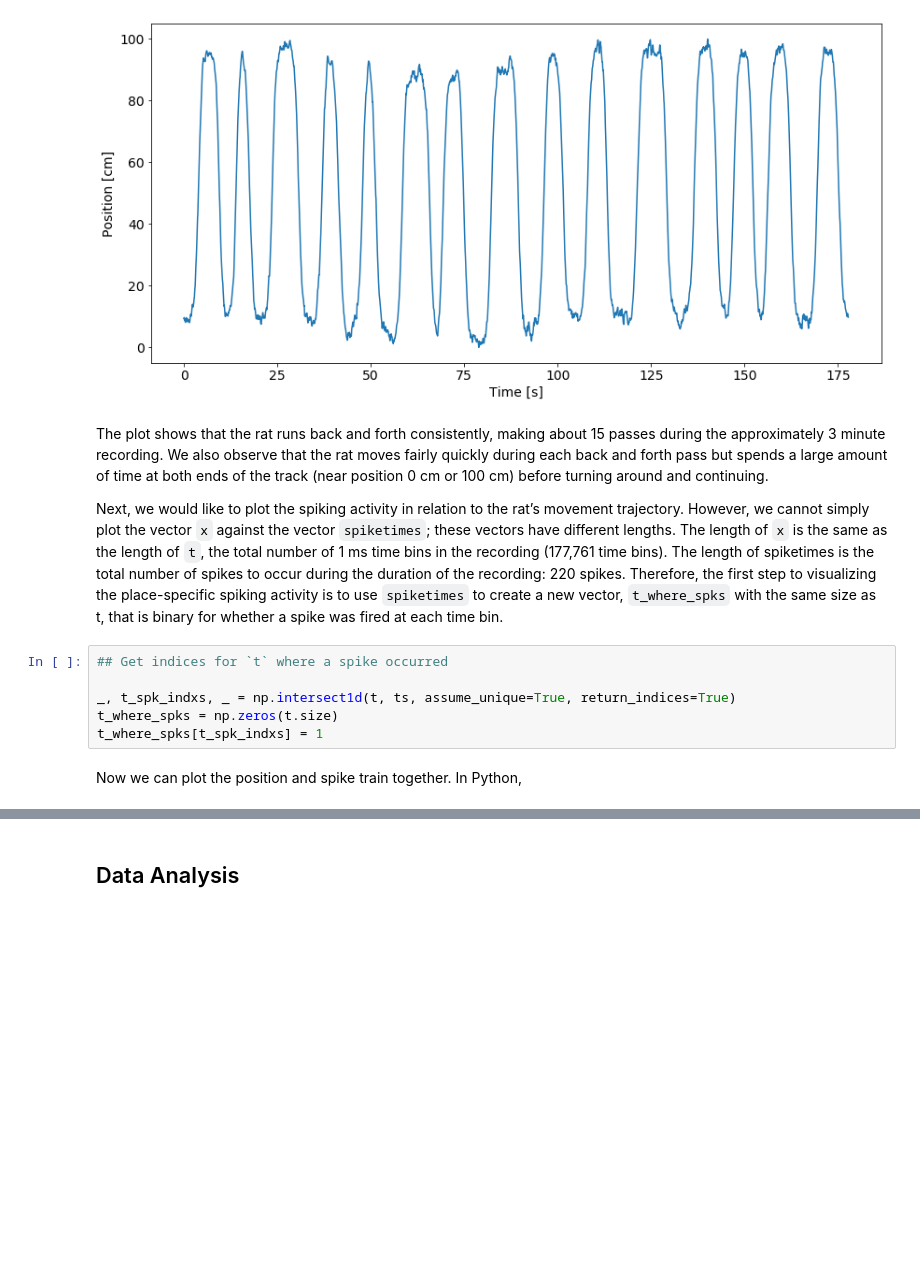
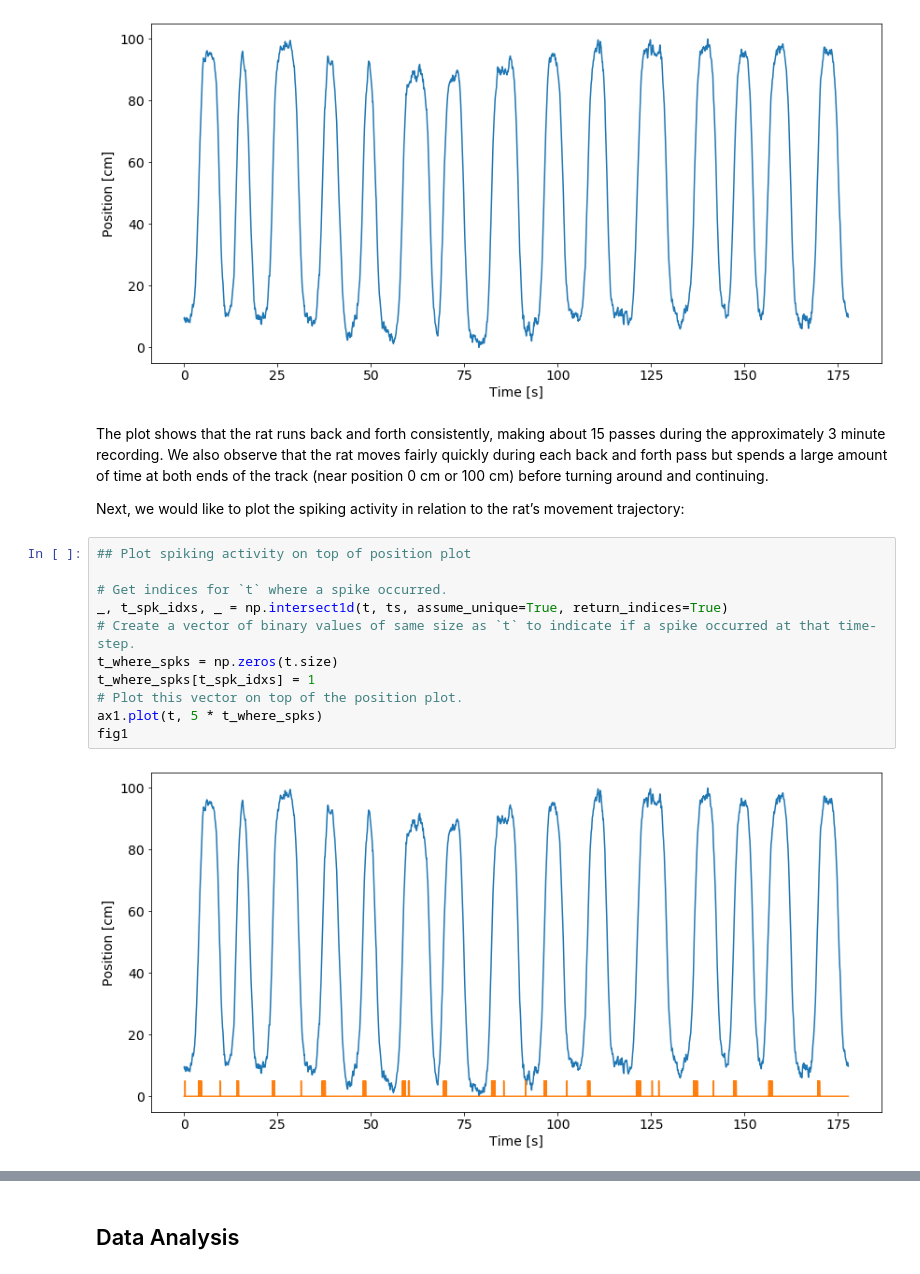
Before and after one commit to jaib1/Case-Studies-Python, a Jupyter notebook: content/09/point-process-glms.ipynb, the cells around one changed output, grey strips where cells are left out. Drawn from its saved outputs; the diff is of its cells as text; blank space fills up the shorter version.

```diff
--- a/content/09/point-process-glms.ipynb
+++ b/content/09/point-process-glms.ipynb
@@ -95,12 +92,17 @@ Text(0, 0.5, 'Position [cm]')
 # %% [markdown]
 The plot shows that the rat runs back and forth consistently, making about 15 passes during the approximately 3 minute recording. We also observe that the rat moves fairly quickly during each back and forth pass but spends a large amount of time at both ends of the track (near position 0 cm or 100 cm) before turning around and continuing.
 
-Next, we would like to plot the spiking activity in relation to the rat’s movement trajectory. However, we cannot simply plot the vector `x` against the vector `spiketimes`; these vectors have different lengths. The length of `x` is the same as the length of `t`, the total number of 1 ms time bins in the recording (177,761 time bins). The length of spiketimes is the total number of spikes to occur during the duration of the recording: 220 spikes. Therefore, the first step to visualizing the place-specific spiking activity is to use `spiketimes` to create a new vector, `t_where_spks` with the same size as t, that is binary for whether a spike was fired at each time bin.
+Next, we would like to plot the spiking activity in relation to the rat’s movement trajectory:
 # %%
-## Get indices for `t` where a spike occurred
+## Plot spiking activity on top of position plot
 
-_, t_spk_indxs, _ = np.intersect1d(t, ts, assume_unique=True, return_indices=True)
+# Get indices for `t` where a spike occurred.
+_, t_spk_idxs, _ = np.intersect1d(t, ts, assume_unique=True, return_indices=True)
+# Create a vector of binary values of same size as `t` to indicate if a spike occurred at that time-step.
 t_where_spks = np.zeros(t.size)
-t_where_spks[t_spk_indxs] = 1
+t_where_spks[t_spk_idxs] = 1
+# Plot this vector on top of the position plot.
+ax1.plot(t, 5 * t_where_spks)
+fig1
+# %% [output]
+[figure, added]
-# %% [markdown]
-Now we can plot the position and spike train together. In Python,
```
Also changed, not shown: parts of 172 cells of this notebook, 2 other files.
